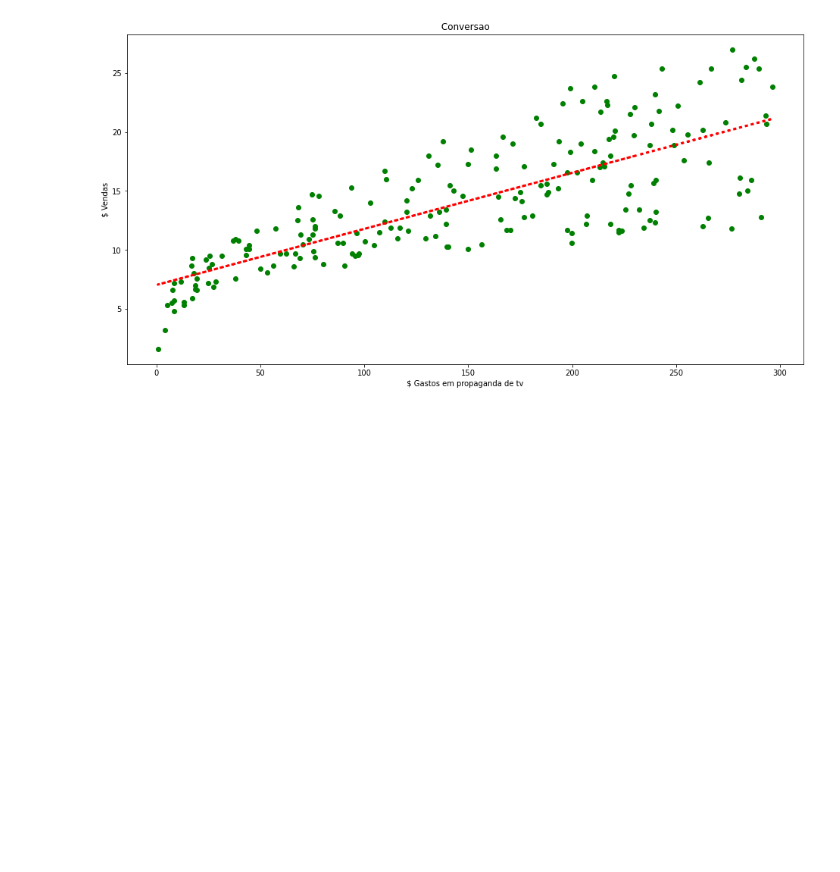
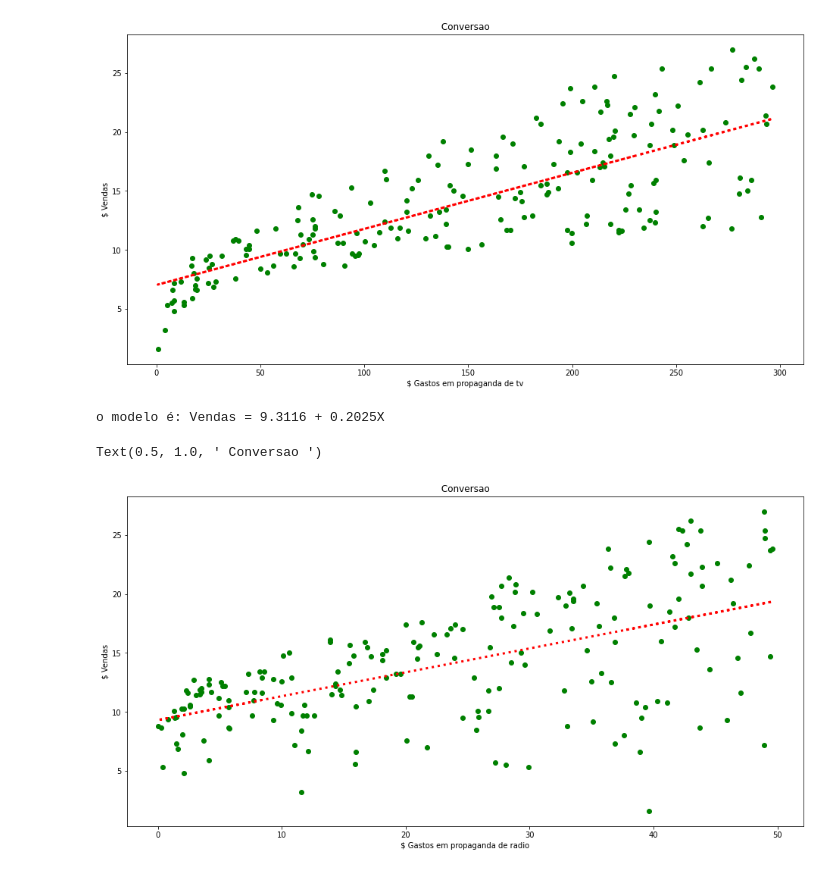
Before and after one commit to crqcastro/undb_datamining, a Jupyter notebook: Aula03_regressaoLinear.ipynb, the cells around one changed output. Cells and saved outputs as stored; diff of their text form; code cells hidden in the pictures; blank space fills up the shorter version.

```diff
--- a/Aula03_regressaoLinear.ipynb
+++ b/Aula03_regressaoLinear.ipynb
@@ -97,3 +97,22 @@ plt.title(' Conversao ')
 # %% [output]
 Text(0.5, 1.0, ' Conversao ')
 [figure]
+# %%
+xR = nTbl['radio'].values.reshape(-1,1)
+yR = nTbl['sales'].values.reshape(-1,1)
+
+regR = LinearRegression()
+regR.fit(xR, yR)
+print("o modelo é: Vendas = {:.5} + {:.5}X".format(regR.intercept_[0], regR.coef_[0][0]))
+R_previsoes = regR.predict(xR)
+
+plt.figure(figsize=(16,8))
+plt.scatter(nTbl['radio'], nTbl['sales'], c='green')
+plt.plot(nTbl['radio'], R_previsoes, c='red', linewidth=3, linestyle=':')
+plt.xlabel(' $ Gastos em propaganda de radio ')
+plt.ylabel(' $ Vendas ')
+plt.title(' Conversao ')
+# %% [output]
+o modelo é: Vendas = 9.3116 + 0.2025X
+Text(0.5, 1.0, ' Conversao ')
+[figure, added]
```
Also changed, not shown: parts of 2 cells of this notebook.
